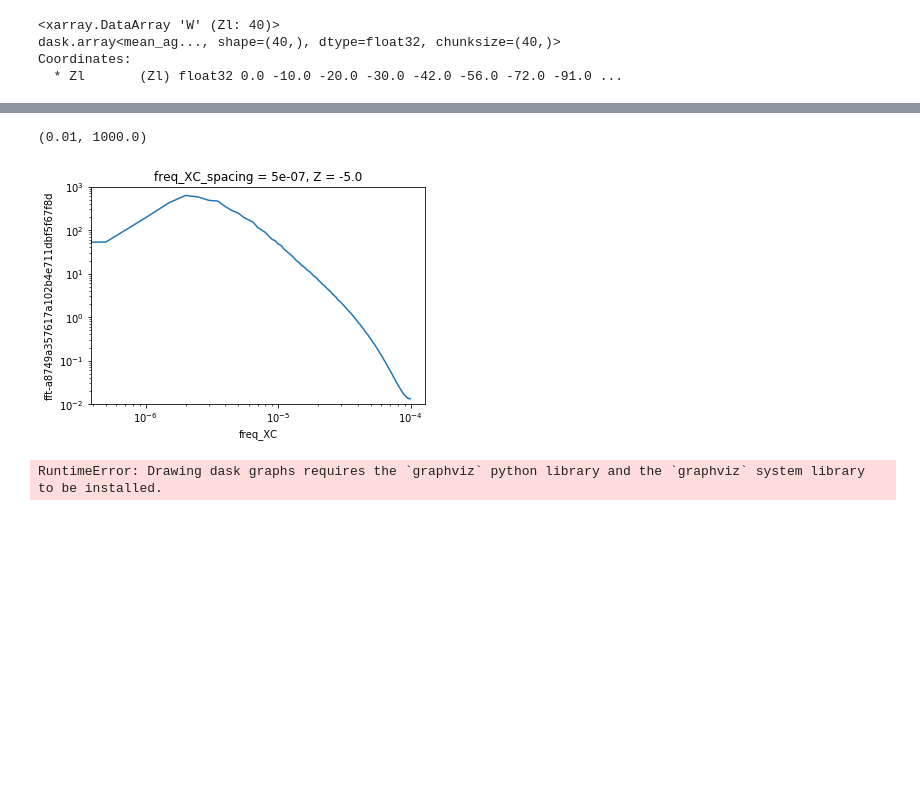
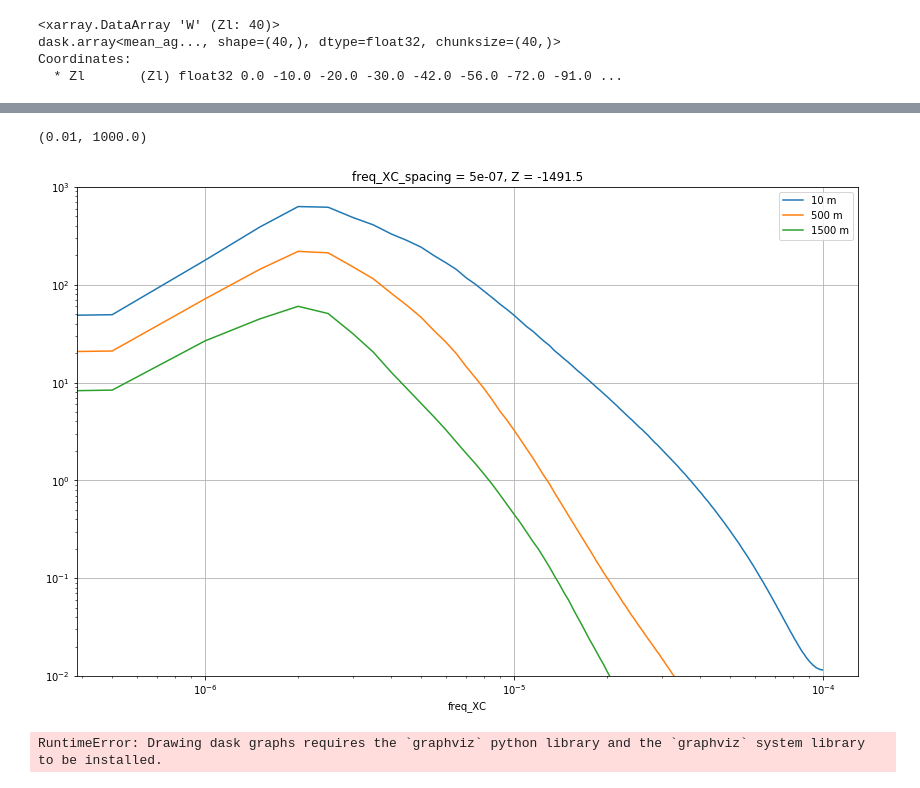
Before and after one commit to rabernat/dask_distributed_demo, a Jupyter notebook: notebooks/channel_spectrum_habanero.ipynb, the cells around one changed output, grey strips where cells are left out. Drawn from its saved outputs; the diff is of its cells as text; code cells hidden in the pictures; blank space fills up the shorter version.

```diff
--- a/notebooks/channel_spectrum_habanero.ipynb
+++ b/notebooks/channel_spectrum_habanero.ipynb
@@ -77,3 +68 @@ Coordinates:
   * Z                (Z) float32 -5.0 -15.0 -25.0 -36.0 -49.0 -64.0 -81.5 ...
-# %%
-pow_spec.load()
@@ -99,12 +92,17 @@ Coordinates:
 # %%
-fig, ax = plt.subplots()
-pow_spec[0].plot(ax=ax)
+fig, ax = plt.subplots(figsize=(14,9))
+pow_spec.sel(Z=-10, method='nearest').plot(ax=ax, label='10 m')
+pow_spec.sel(Z=-500, method='nearest').plot(ax=ax, label='500 m')
+pow_spec.sel(Z=-1500, method='nearest').plot(ax=ax, label='1500 m')
+ax.legend()
+ax.grid()
 ax.set_xscale('log')
+ax.set_ylabel('')
 ax.set_yscale('log')
 ax.set_ylim([1e-2,1e3])
 # %% [output]
 (0.01, 1000.0)
-[figure, old version]
+[figure, new version]
 # %%
 from dask.dot import dot_graph
 # %% [output]
```
Also changed, not shown: parts of 9 cells of this notebook, 3 other files.
